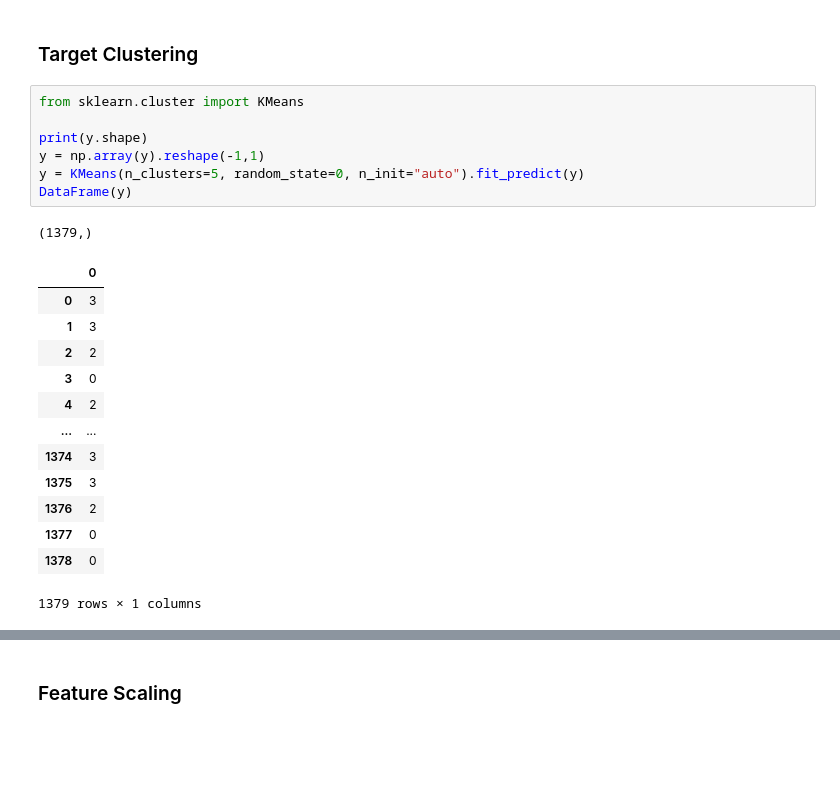
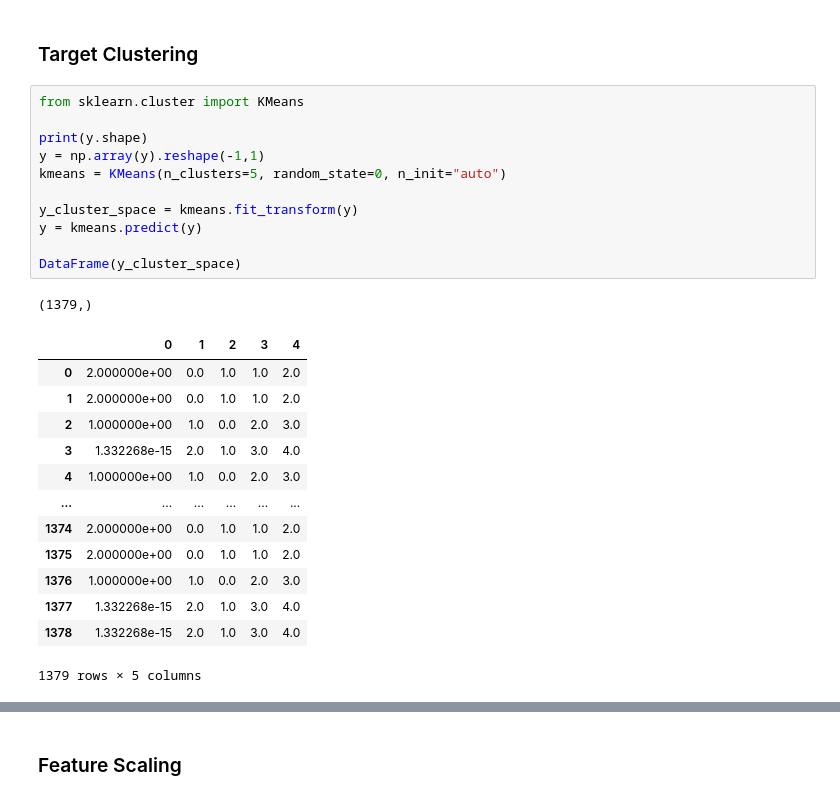
Before and after one commit to yousefmrashad/housing-classification, a Jupyter notebook: mining.ipynb, the cells around one changed output, grey strips where cells are left out. Saved outputs shown, nothing was run; the diff lists cells and outputs as text; blank space fills up the shorter version.

```diff
--- a/mining.ipynb
+++ b/mining.ipynb
@@ -237,22 +237,26 @@ X_selected.head(20)
 # %%
 from sklearn.cluster import KMeans
 
 print(y.shape)
 y = np.array(y).reshape(-1,1)
-y = KMeans(n_clusters=5, random_state=0, n_init="auto").fit_predict(y)
-DataFrame(y)
+kmeans = KMeans(n_clusters=5, random_state=0, n_init="auto")
+
+y_cluster_space = kmeans.fit_transform(y)
+y = kmeans.predict(y)
+
+DataFrame(y_cluster_space)
 # %% [output]
 (1379,)
-|  | 0 |
-| 0 | 3 |
-| 1 | 3 |
-| 2 | 2 |
-| 3 | 0 |
-| 4 | 2 |
-| ... | ... |
-| 1374 | 3 |
-| 1375 | 3 |
-| 1376 | 2 |
-| 1377 | 0 |
-| 1378 | 0 |
+|  | 0 | 1 | 2 | 3 | 4 |
+| 0 | 2.000000e+00 | 0.0 | 1.0 | 1.0 | 2.0 |
+| 1 | 2.000000e+00 | 0.0 | 1.0 | 1.0 | 2.0 |
+| 2 | 1.000000e+00 | 1.0 | 0.0 | 2.0 | 3.0 |
+| 3 | 1.332268e-15 | 2.0 | 1.0 | 3.0 | 4.0 |
+| 4 | 1.000000e+00 | 1.0 | 0.0 | 2.0 | 3.0 |
+| ... | ... | ... | ... | ... | ... |
+| 1374 | 2.000000e+00 | 0.0 | 1.0 | 1.0 | 2.0 |
+| 1375 | 2.000000e+00 | 0.0 | 1.0 | 1.0 | 2.0 |
+| 1376 | 1.000000e+00 | 1.0 | 0.0 | 2.0 | 3.0 |
+| 1377 | 1.332268e-15 | 2.0 | 1.0 | 3.0 | 4.0 |
+| 1378 | 1.332268e-15 | 2.0 | 1.0 | 3.0 | 4.0 |
-1379 rows × 1 columns
+1379 rows × 5 columns
```
Also changed, not shown: parts of 5 cells of this notebook.
